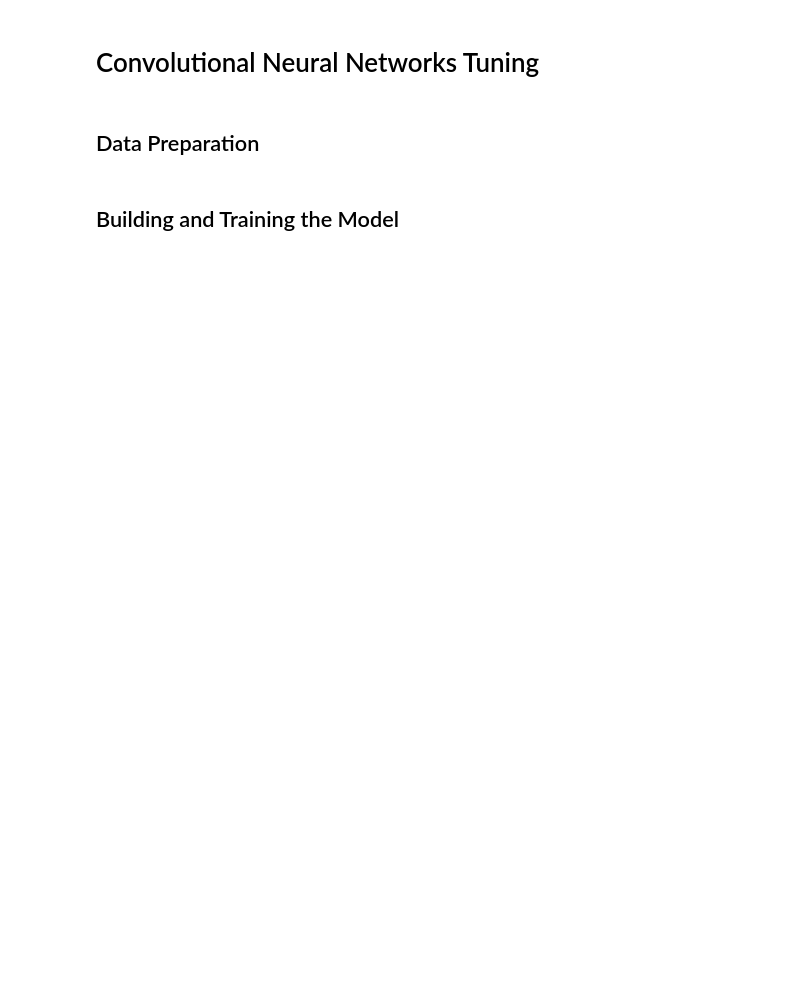
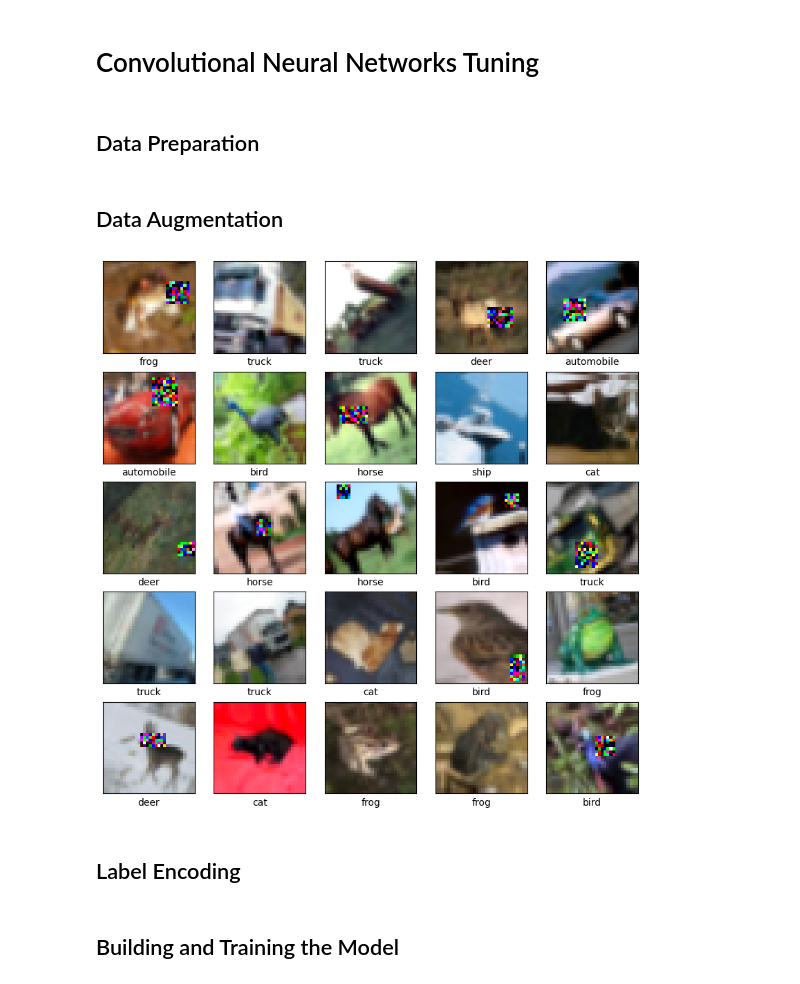
Before and after one commit to sweetpalma/mle, a Jupyter notebook: image-classification/02-cnn-tuned.ipynb, the cells around one changed output. Drawn from its saved outputs; the diff is of its cells as text; code cells hidden in the pictures; blank space fills up the shorter version.

```diff
--- a/image-classification/02-cnn-tuned.ipynb
+++ b/image-classification/02-cnn-tuned.ipynb
@@ -9,6 +9,38 @@ from tensorflow.keras.datasets import cifar10
 class_names = ['airplane', 'automobile', 'bird', 'cat', 'deer', 'dog', 'frog', 'horse', 'ship', 'truck']
 x_train = x_train.astype('float32') / 255.0
 x_test = x_test.astype('float32') / 255.0
+# %% [markdown]
+## Data Augmentation
+# %%
+from tensorflow.keras import layers, Sequential
+import numpy as np
+
+augment_data = Sequential([
+    layers.RandomCrop(32, 32),
+    layers.RandomFlip('horizontal'),
+    layers.RandomRotation(0.1),
+    layers.RandomContrast(0.2),
+    layers.RandomZoom(0.15),
+    layers.RandomErasing(value_range=(0,1), scale=(0.02, 0.1)),
+])
+# %%
+import matplotlib.pyplot as plt
+plt.figure(figsize=[10, 10])
+
+augmented_example = augment_data(x_train[:25])
+for i in range(len(augmented_example)):
+  plt.subplot(5, 5, i + 1)
+  plt.xticks([])
+  plt.yticks([])
+  plt.grid(False)
+  plt.imshow(np.clip(augmented_example[i], 0, 1), cmap=plt.cm.binary)
+  plt.xlabel(class_names[y_train[i][0]])
+
+plt.show()
+# %% [output]
+[figure, added]
+# %% [markdown]
+## Label Encoding
 # %%
 from tensorflow.keras.utils import to_categorical
 y_train_encoded = to_categorical(y_train, num_classes=len(class_names))
```
Also changed, not shown: parts of 6 cells of this notebook, 2 other files.
